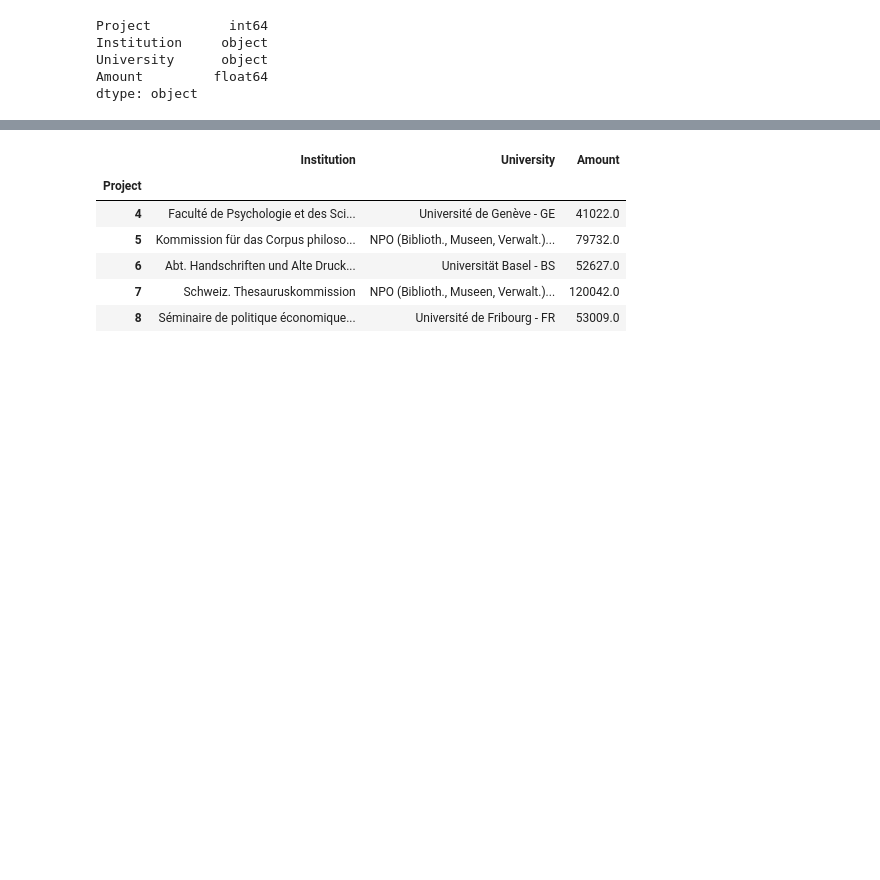
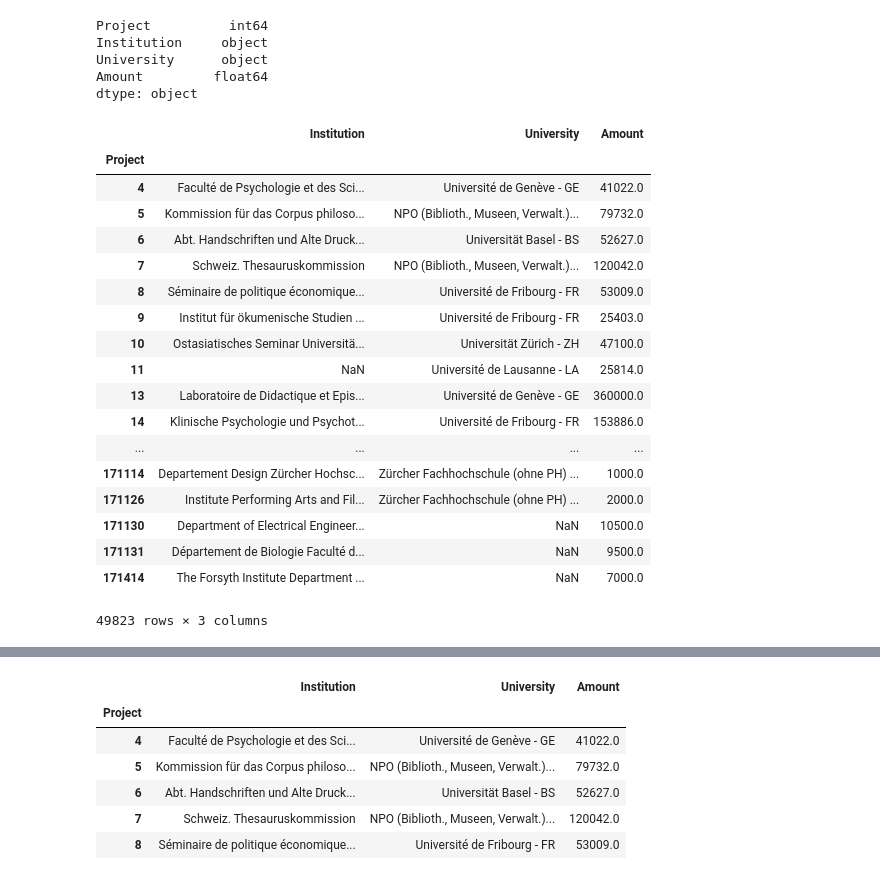
Before and after one commit to Bondzio/ADA_hw2016, a Jupyter notebook: 03 - Interactive Viz/Homework3.ipynb, the cells around one changed output, grey strips where cells are left out. Cells and saved outputs as stored; diff of their text form; code cells hidden in the pictures; blank space fills up the shorter version.

```diff
--- a/03 - Interactive Viz/Homework3.ipynb
+++ b/03 - Interactive Viz/Homework3.ipynb
@@ -44,3 +45,25 @@ dtype: object
 # %%
 # Setting index
 df=df.set_index('Project')
+# %%
+df
+# %% [output]
+|  | Institution | University | Amount |
+| Project |  |  |  |
+| 4 | Faculté de Psychologie et des Sci... | Université de Genève - GE | 41022.0 |
+| 5 | Kommission für das Corpus philoso... | NPO (Biblioth., Museen, Verwalt.)... | 79732.0 |
+| 6 | Abt. Handschriften und Alte Druck... | Universität Basel - BS | 52627.0 |
+| 7 | Schweiz. Thesauruskommission | NPO (Biblioth., Museen, Verwalt.)... | 120042.0 |
+| 8 | Séminaire de politique économique... | Université de Fribourg - FR | 53009.0 |
+| 9 | Institut für ökumenische Studien ... | Université de Fribourg - FR | 25403.0 |
+| 10 | Ostasiatisches Seminar Universitä... | Universität Zürich - ZH | 47100.0 |
+| 11 | NaN | Université de Lausanne - LA | 25814.0 |
+| 13 | Laboratoire de Didactique et Epis... | Université de Genève - GE | 360000.0 |
+| 14 | Klinische Psychologie und Psychot... | Université de Fribourg - FR | 153886.0 |
+| ... | ... | ... | ... |
+| 171114 | Departement Design Zürcher Hochsc... | Zürcher Fachhochschule (ohne PH) ... | 1000.0 |
+| 171126 | Institute Performing Arts and Fil... | Zürcher Fachhochschule (ohne PH) ... | 2000.0 |
+| 171130 | Department of Electrical Engineer... | NaN | 10500.0 |
+| 171131 | Département de Biologie Faculté d... | NaN | 9500.0 |
+| 171414 | The Forsyth Institute Department ... | NaN | 7000.0 |
+49823 rows × 3 columns
```
Also changed, not shown: parts of 15 cells of this notebook, 2 other files.
